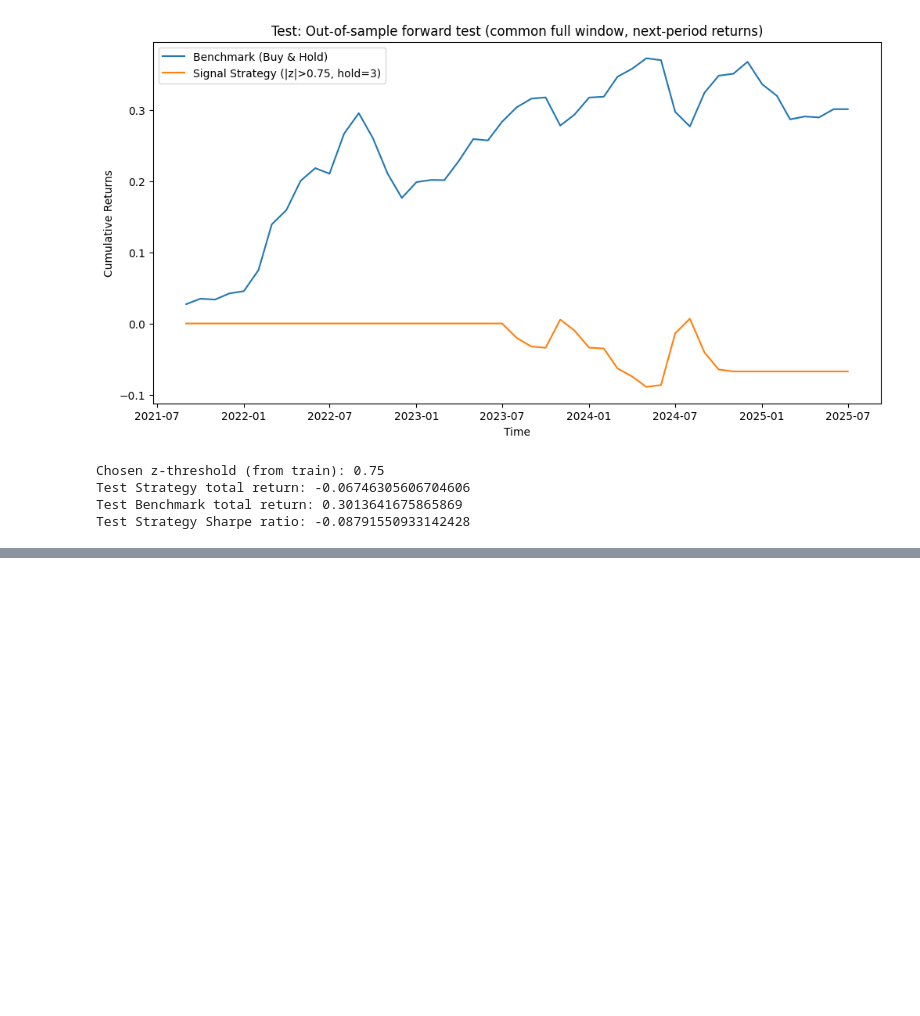
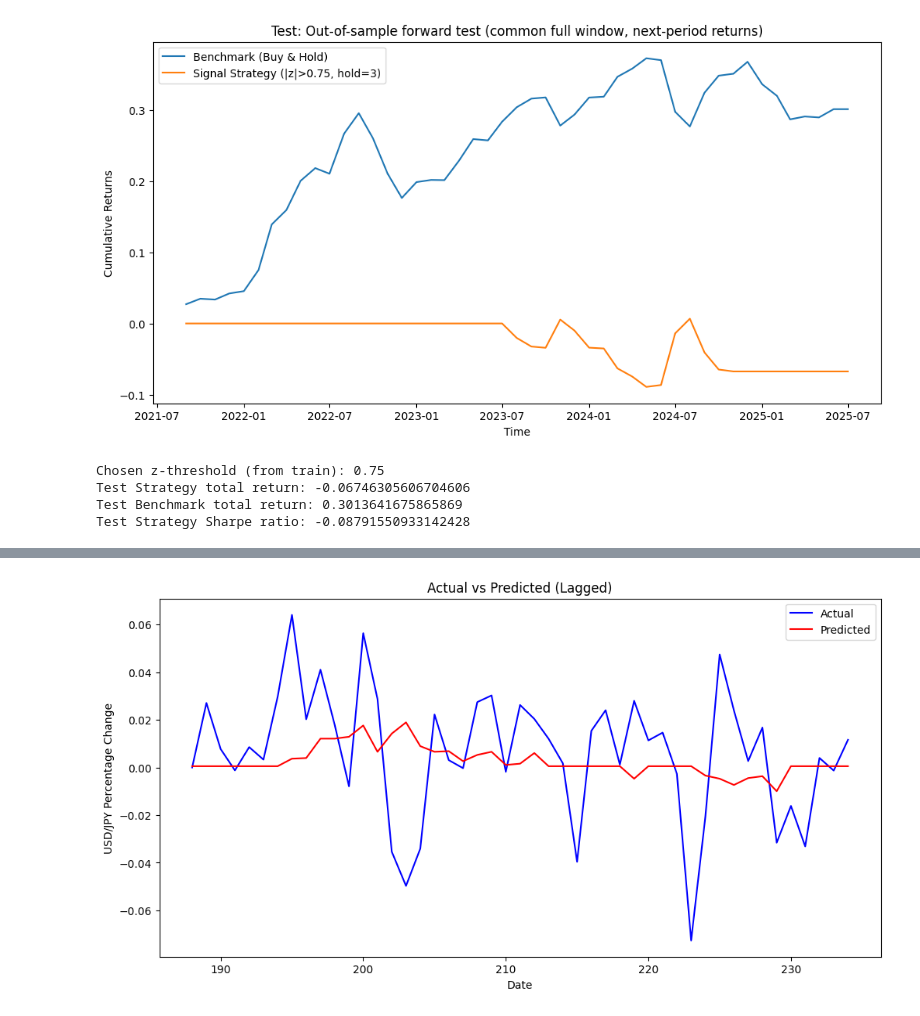
Before and after one commit to Adnan-Anwar-Data-enthusiast/Currency-speculation, a Jupyter notebook: 3. Modelling.ipynb, the cells around one changed output, grey strips where cells are left out. Drawn from its saved outputs; the diff is of its cells as text; code cells hidden in the pictures; blank space fills up the shorter version.

Commit message:
changing implementations

```diff
--- a/3. Modelling.ipynb
+++ b/3. Modelling.ipynb
@@ -635,0 +701,82 @@ Test Strategy Sharpe ratio: -0.08791550933142428
+# %%
+#implementing lag
+# Lagging the independent variables by 1 month, we take the lagging of the raw indepdnednet variable data,
+# apply differencing and then running the regressions,
+X3_current_account_test_lag = X3_current_account_test.copy()
+X2_interest_test_lag = X2_interest_test.copy()
+X1_inflation_test_lag = X1_inflation_test.copy()
+
+X3_current_account_train_lag = X3_current_account_train.copy()
+X2_interest_train_lag = X2_interest_train.copy()
+X1_inflation_train_lag = X1_inflation_train.copy()
+
+#lets implement lag by one month, by shifting the data roll, and then leaving the first row as nan
+X3_current_account_test_lag = np.roll(X3_current_account_test_lag, shift=1, axis=0)
+X3_current_account_test_lag[0] = np.nan
+X2_interest_test_lag = np.roll(X2_interest_test_lag, shift=1, axis=0)
+X2_interest_test_lag[0] = np.nan
+X1_inflation_test_lag = np.roll(X1_inflation_test_lag, shift=1, axis=0)
+X1_inflation_test_lag[0] = np.nan
+
+X3_current_account_train_lag = np.roll(X3_current_account_train_lag, shift=1, axis=0)
+X3_current_account_train_lag[0] = np.nan
+
+X2_interest_train_lag = np.roll(X2_interest_train_lag, shift=1, axis=0)
+X2_interest_train_lag[0] = np.nan
+
+X1_inflation_train_lag = np.roll(X1_inflation_train_lag, shift=1, axis=0)
+X1_inflation_train_lag[0] = np.nan
+#lets forward fill all nan rows (only the first rows)
+X1_inflation_train_lag[0] = X1_inflation_train_lag[1]
+X2_interest_train_lag[0] = X2_interest_train_lag[1]
+X3_current_account_train_lag[0] = X3_current_account_train_lag[1]
+
+X1_inflation_test_lag[0] = X1_inflation_train_lag[1]
+X2_interest_test_lag[0] = X2_interest_test_lag[1]
+X3_current_account_test_lag[0] = X3_current_account_test_lag[1]
+
+
+
+#lets apply differencing to make our data stationary
+def apply_differencing(arr):
+    """
+    Applies differencing to a numpy array to make it stationary.
+
+    Parameters:
+    arr (np.ndarray): The array to apply differencing to.
+
+    Returns:
+    np.ndarray: The differenced array.
+    """
+    # Convert to pandas Series for diff, then back to numpy array
+    return pd.Series(arr.flatten()).diff().fillna(0).values.reshape(-1, 1)
+
+#converting to numpy arrays
+X3_current_account_test_lag = apply_differencing(X3_current_account_test_lag)
+X2_interest_test_lag = apply_differencing(X2_interest_test_lag)
+X1_inflation_test_lag = apply_differencing(X1_inflation_test_lag)
+
+X3_current_account_train_lag = apply_differencing(X3_current_account_train_lag)
+X2_interest_train_lag = apply_differencing(X2_interest_train_lag)
+X1_inflation_train_lag = apply_differencing(X1_inflation_train_lag)
+
+
+#lets run our linear regression to see if anything changed perhaps ? (single var)
+modelled_lag = LinearRegression()
+
+modelled_lag.fit(X2_interest_train_lag, Y_train_USDJPY_pct)
+Y_predict_lag = modelled_lag.predict(X2_interest_test_lag)
+
+#lets plot our results for both the fitting and the prediction
+import matplotlib.pyplot as plt
+
+plt.figure(figsize=(12, 6))
+plt.plot(Y_test_USDJPY_pct.index, Y_test_USDJPY_pct, label='Actual', color='blue')
+plt.plot(Y_test_USDJPY_pct.index, Y_predict_lag, label='Predicted', color='red')
+plt.title('Actual vs Predicted (Lagged)')
+plt.xlabel('Date')
+plt.ylabel('USD/JPY Percentage Change')
+plt.legend()
+plt.show()
+# %% [output]
+[figure, added]
```
Also changed, not shown: parts of 15 cells of this notebook, 2 other files.
